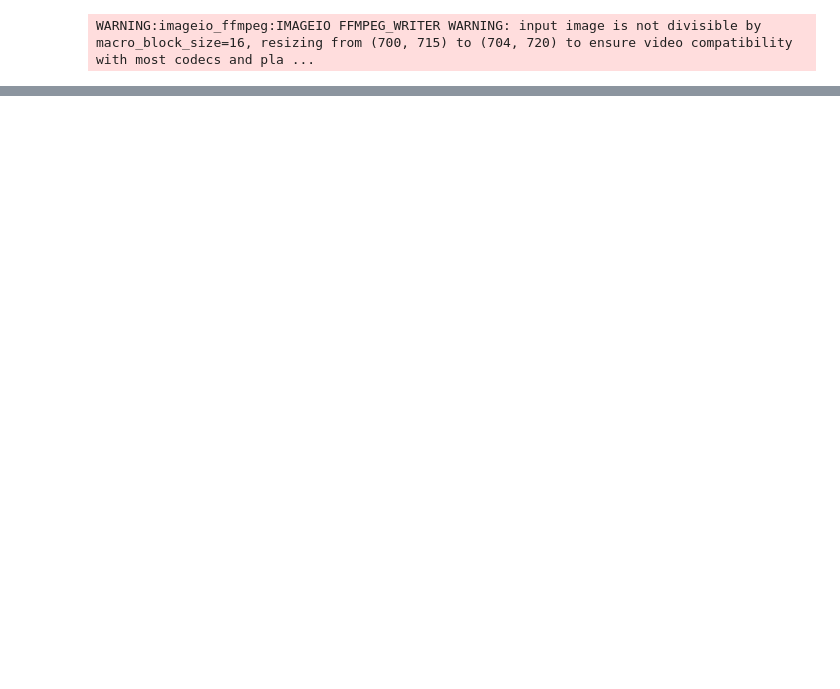
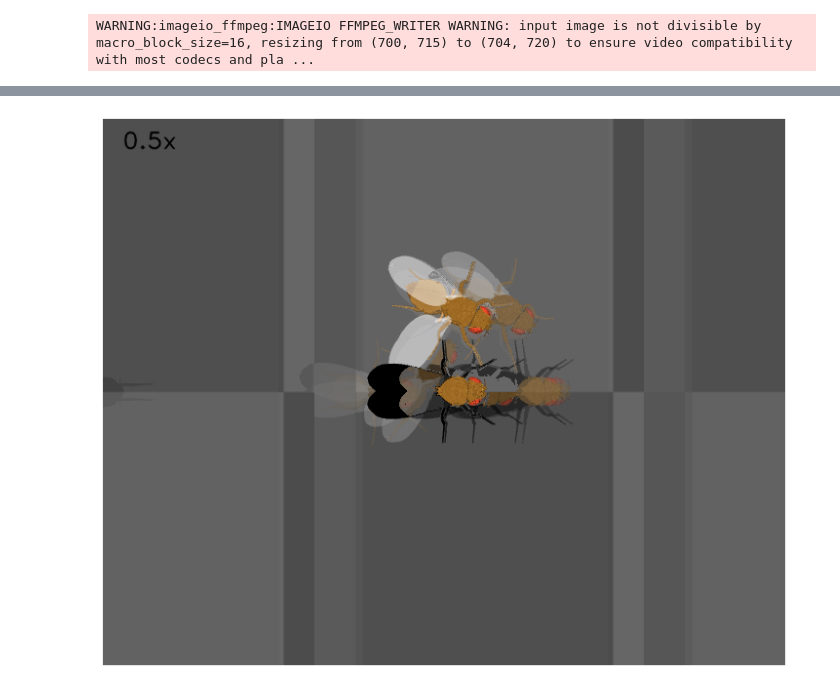
Before and after one commit to ValentineDelevaux/COBAR_project, a Jupyter notebook: 3_crab_walk_and_wings_extension.ipynb, the cells around one changed output, grey strips where cells are left out. Cells and saved outputs as stored; diff of their text form; code cells hidden in the pictures; blank space fills up the shorter version.

```diff
--- a/3_crab_walk_and_wings_extension.ipynb
+++ b/3_crab_walk_and_wings_extension.ipynb
@@ -212,0 +280,6 @@ plot_overlayed_frames(birdeye_cam_frames, save=True)
+# %%
+#plot_overlayed_frames(birdeye_cam_frames, save=True)
+import matplotlib.pyplot as plt
+plot_overlayed_frames_(second_cam_frames, save=True)
+# %% [output]
+[figure, added]
```
Also changed, not shown: parts of 10 cells of this notebook, 7 other files.
